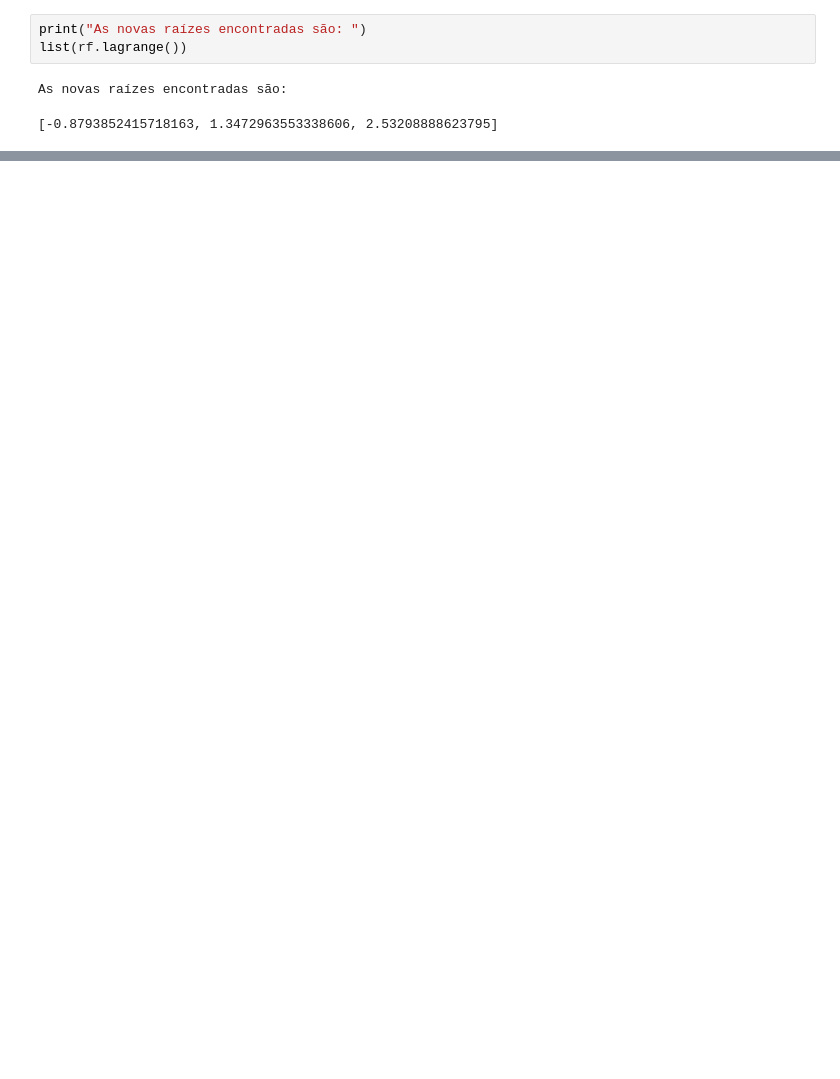
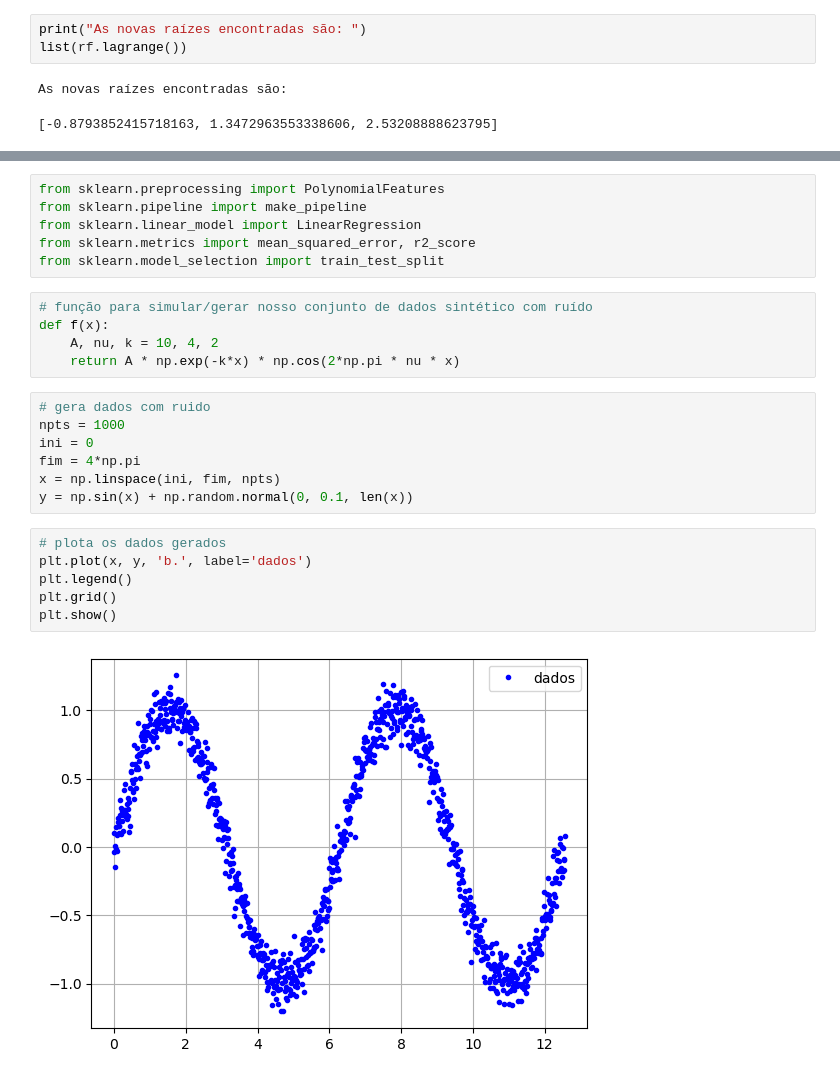
Before and after one commit to ifunb/mca, a Jupyter notebook: notas-de-aula/mca-interpol.ipynb, the cells around one changed output, grey strips where cells are left out. Drawn from its saved outputs; the diff is of its cells as text; blank space fills up the shorter version.

```diff
--- a/notas-de-aula/mca-interpol.ipynb
+++ b/notas-de-aula/mca-interpol.ipynb
@@ -383,0 +391,26 @@ As novas raízes encontradas são:
+# %%
+from sklearn.preprocessing import PolynomialFeatures
+from sklearn.pipeline import make_pipeline
+from sklearn.linear_model import LinearRegression
+from sklearn.metrics import mean_squared_error, r2_score
+from sklearn.model_selection import train_test_split
+# %%
+# função para simular/gerar nosso conjunto de dados sintético com ruído
+def f(x):
+    A, nu, k = 10, 4, 2
+    return A * np.exp(-k*x) * np.cos(2*np.pi * nu * x)
+# %%
+# gera dados com ruido
+npts = 1000
+ini = 0
+fim = 4*np.pi
+x = np.linspace(ini, fim, npts)
+y = np.sin(x) + np.random.normal(0, 0.1, len(x))
+# %%
+# plota os dados gerados
+plt.plot(x, y, 'b.', label='dados')
+plt.legend()
+plt.grid()
+plt.show()
+# %% [output]
+[figure, added]
```
Also changed, not shown: parts of 11 cells of this notebook.
